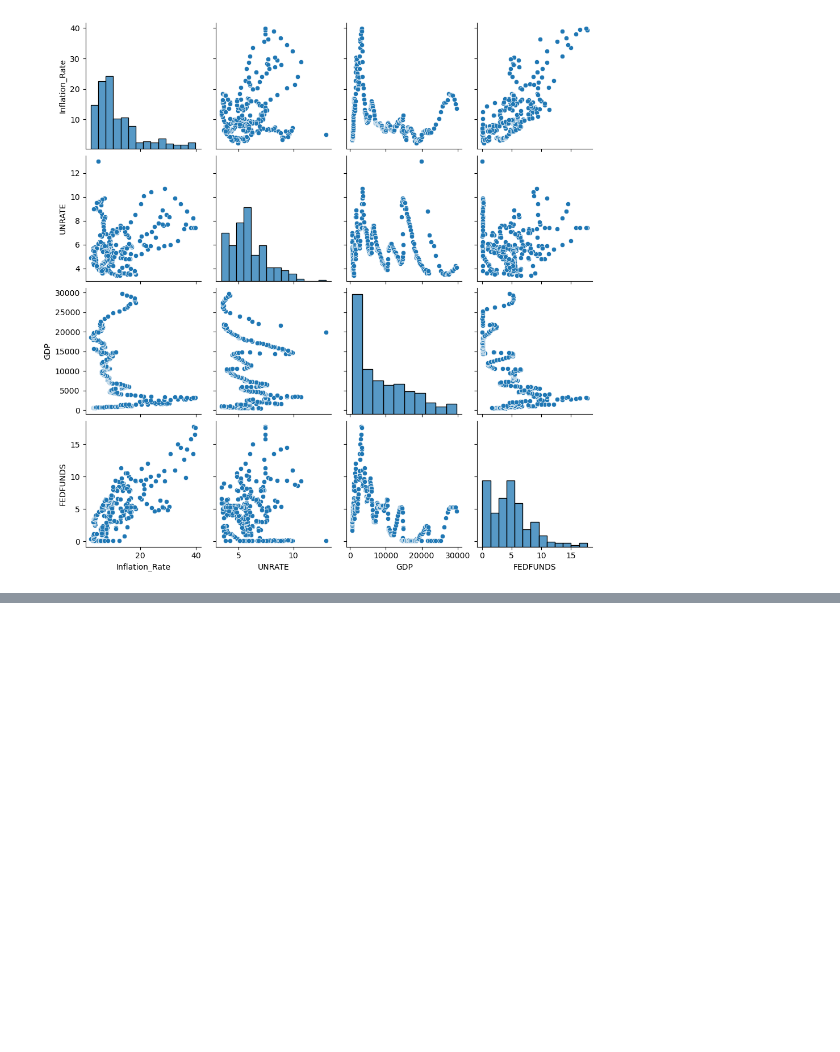
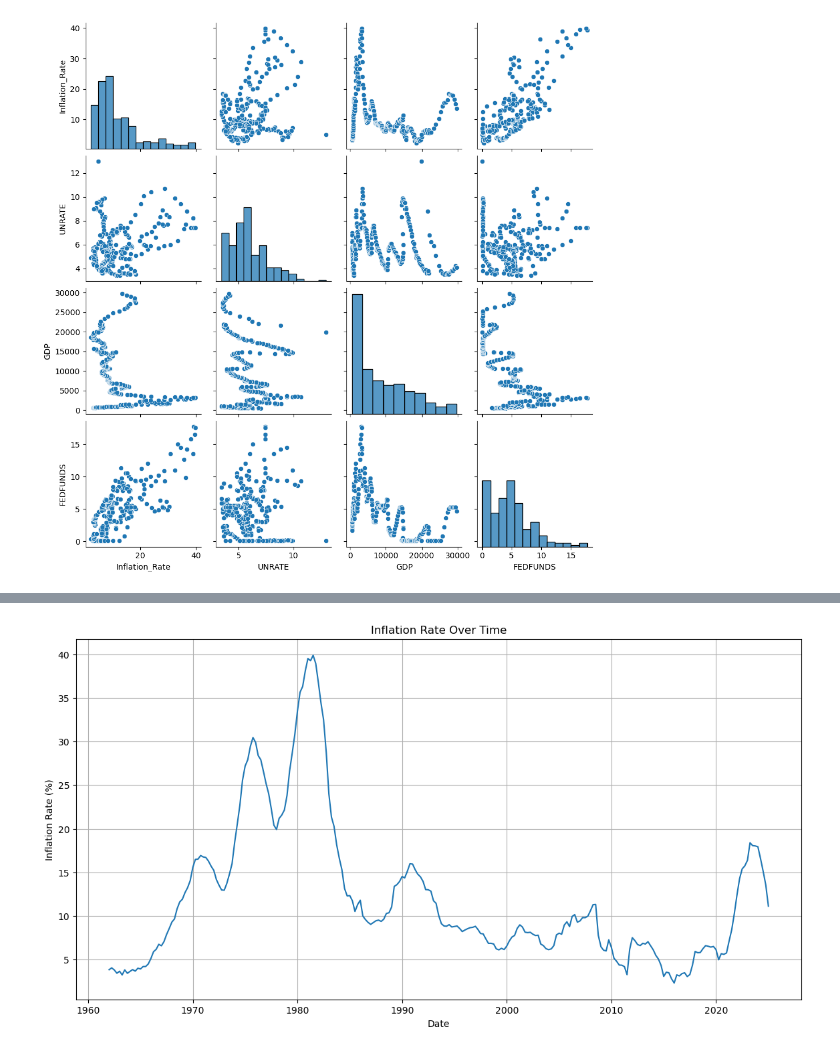
Before and after one commit to kushal238/Stat430P1, a Jupyter notebook: inflation-tsa.ipynb, the cells around one changed output, grey strips where cells are left out. Cells and saved outputs as stored; diff of their text form; code cells hidden in the pictures; blank space fills up the shorter version.

```diff
--- a/inflation-tsa.ipynb
+++ b/inflation-tsa.ipynb
@@ -85,0 +180,11 @@ plt.show()
+# %%
+# Now let's visualize the time series
+plt.figure(figsize=(14, 7))
+plt.plot(df.index, df['Inflation_Rate'])
+plt.title('Inflation Rate Over Time')
+plt.xlabel('Date')
+plt.ylabel('Inflation Rate (%)')
+plt.grid(True)
+plt.show()
+# %% [output]
+[figure, added]
```
Also changed, not shown: parts of 25 cells of this notebook.
